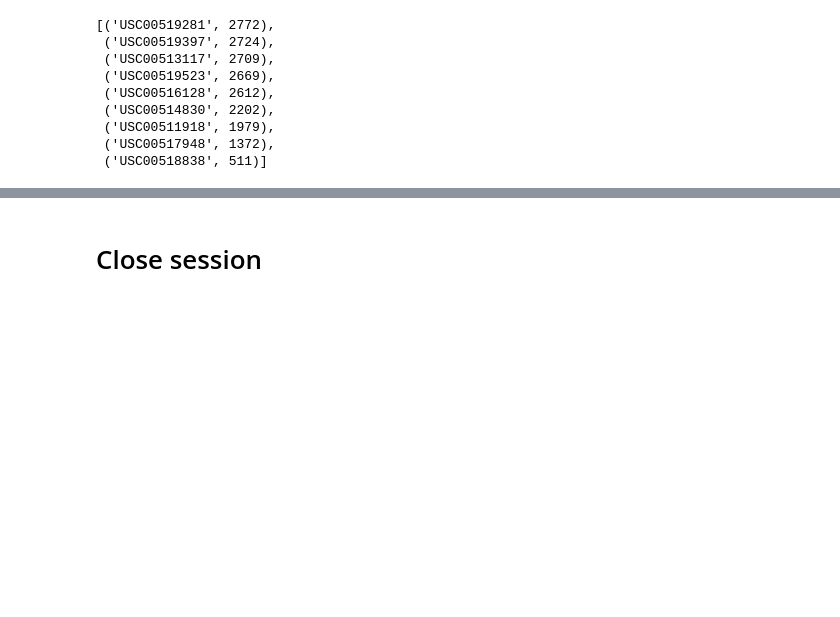
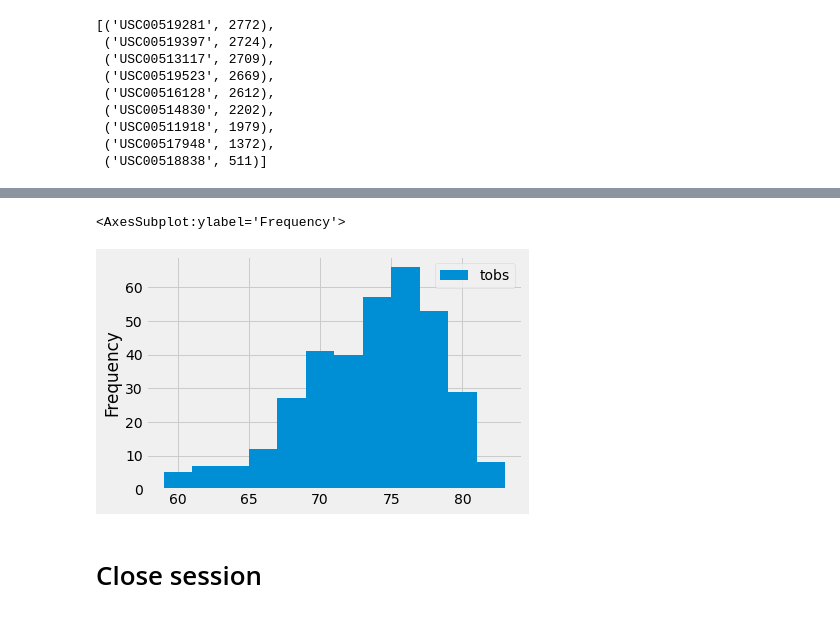
Before and after one commit to RichKirsch80/Weather-Station-Flask-and-SQLAlchemy, a Jupyter notebook: climate_starter.ipynb, the cells around one changed output, grey strips where cells are left out. Saved outputs shown, nothing was run; the diff lists cells and outputs as text; code cells hidden in the pictures; blank space fills up the shorter version.

```diff
--- a/climate_starter.ipynb
+++ b/climate_starter.ipynb
@@ -153,3 +145,8 @@ active_df
+# %%
+active_df.plot.hist(bins=12)
+# %% [output]
+<AxesSubplot:ylabel='Frequency'>
+[figure, added]
 # %% [markdown]
 # Close session
 # %%
```
Also changed, not shown: parts of 6 cells of this notebook.
